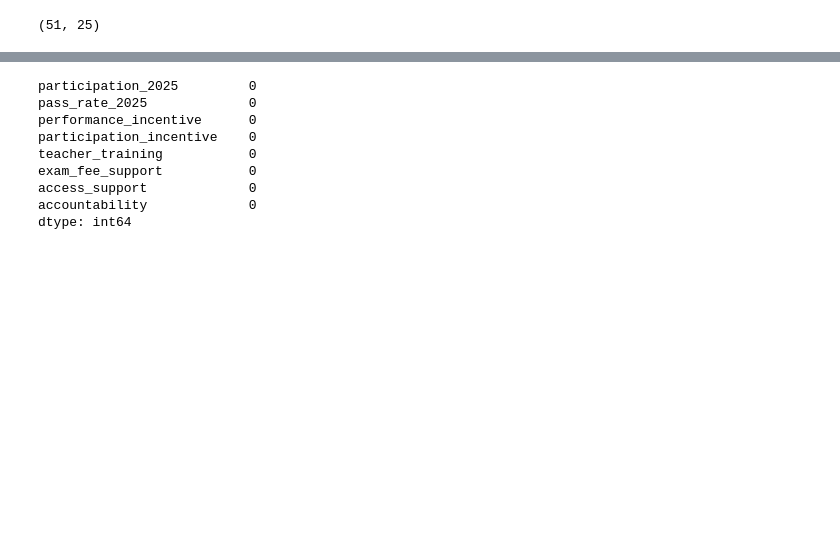
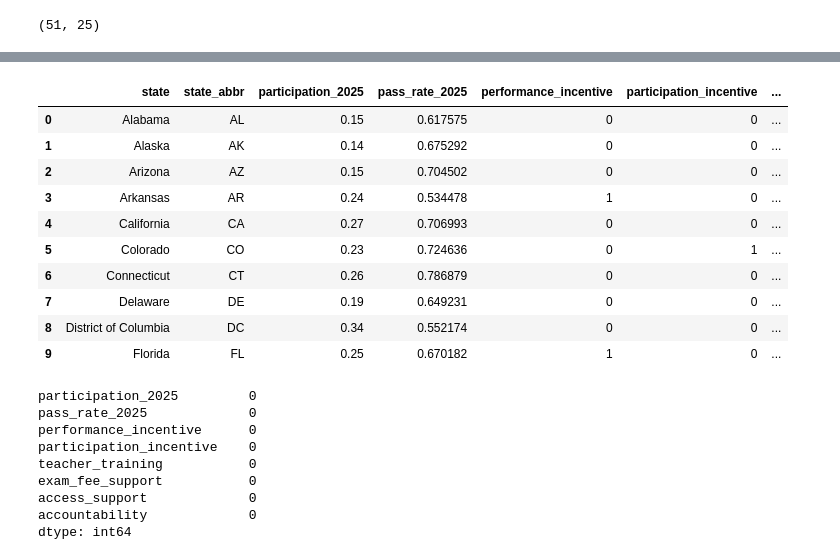
Before and after one commit to gvonrentzell/dtsa-5304-ap-visualization, a Jupyter notebook: prepare_data.ipynb, the cells around one changed output, grey strips where cells are left out. Drawn from its saved outputs; the diff is of its cells as text; code cells hidden in the pictures; blank space fills up the shorter version.

```diff
--- a/prepare_data.ipynb
+++ b/prepare_data.ipynb
@@ -630,3 +593,30 @@ final_data[
+# %%
+final_data[
+    [
+        "state",
+        "state_abbr",
+        "participation_2025",
+        "pass_rate_2025",
+        "performance_incentive",
+        "participation_incentive",
+        "teacher_training",
+        "exam_fee_support",
+        "access_support",
+        "accountability"
+    ]
+].head(10)
+# %% [output]
+|  | state | state_abbr | participation_2025 | pass_rate_2025 | performance_incentive | participation_incentive | ... |
+| 0 | Alabama | AL | 0.15 | 0.617575 | 0 | 0 | ... |
+| 1 | Alaska | AK | 0.14 | 0.675292 | 0 | 0 | ... |
+| 2 | Arizona | AZ | 0.15 | 0.704502 | 0 | 0 | ... |
+| 3 | Arkansas | AR | 0.24 | 0.534478 | 1 | 0 | ... |
+| 4 | California | CA | 0.27 | 0.706993 | 0 | 0 | ... |
+| 5 | Colorado | CO | 0.23 | 0.724636 | 0 | 1 | ... |
+| 6 | Connecticut | CT | 0.26 | 0.786879 | 0 | 0 | ... |
+| 7 | Delaware | DE | 0.19 | 0.649231 | 0 | 0 | ... |
+| 8 | District of Columbia | DC | 0.34 | 0.552174 | 0 | 0 | ... |
+| 9 | Florida | FL | 0.25 | 0.670182 | 1 | 0 | ... |
 # %%
 final_data[
     [
```
Also changed, not shown: parts of 16 cells of this notebook, 2 other files.
